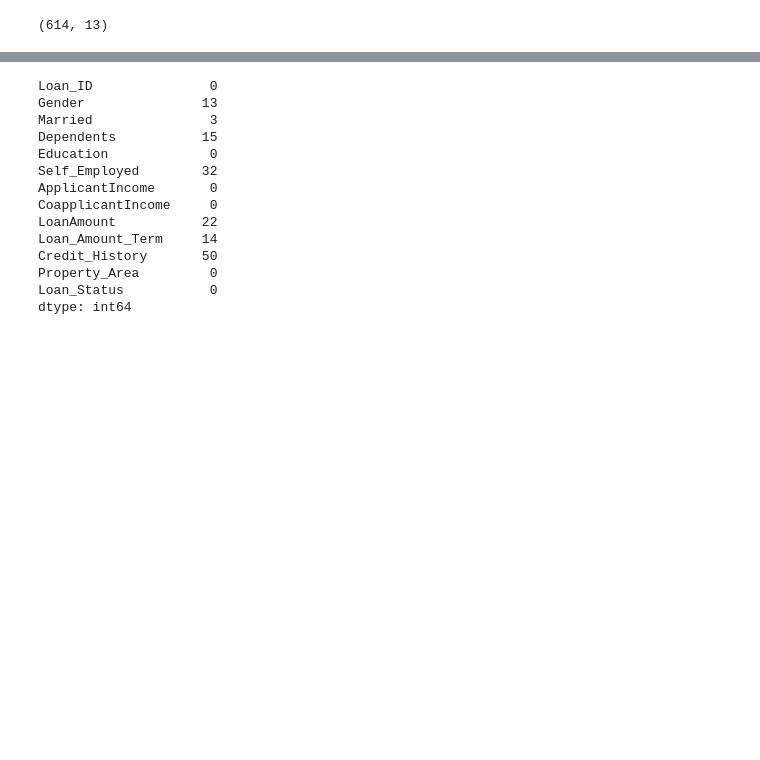
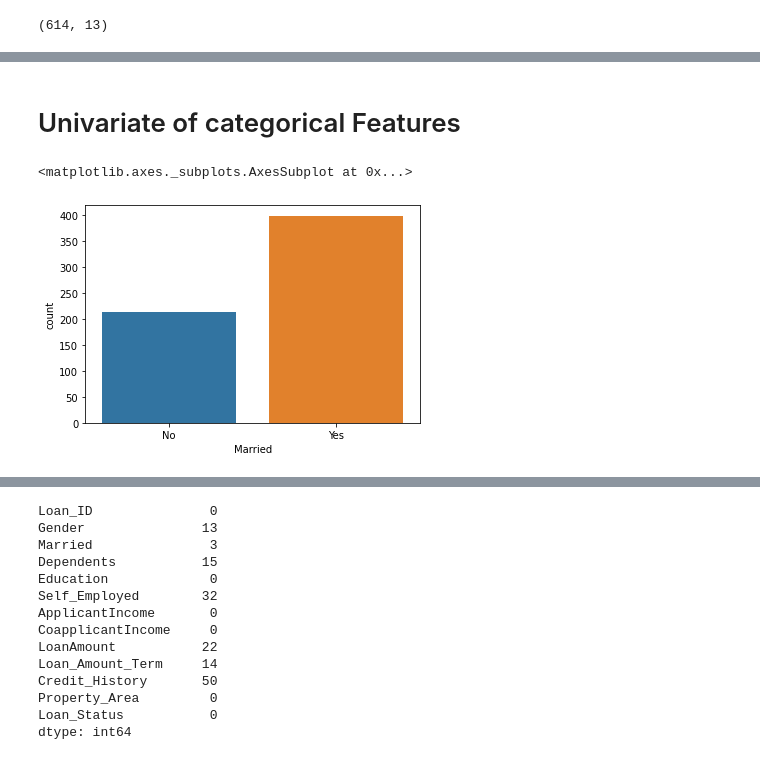
Before and after one commit to deepikamittal/Loan-prediction-Problem, a Jupyter notebook: Loan Prediction Problem.ipynb, the cells around one changed output, grey strips where cells are left out. Saved outputs shown, nothing was run; the diff lists cells and outputs as text; code cells hidden in the pictures; blank space fills up the shorter version.

```diff
--- a/Loan Prediction Problem.ipynb
+++ b/Loan Prediction Problem.ipynb
@@ -55,0 +53,7 @@ LPP.shape
+# %% [markdown]
+# Univariate of categorical Features
+# %%
+sns.countplot(LPP['Married'])
+# %% [output]
+<matplotlib.axes._subplots.AxesSubplot at 0x...>
+[figure, added]
```
Also changed, not shown: parts of 86 cells of this notebook.
